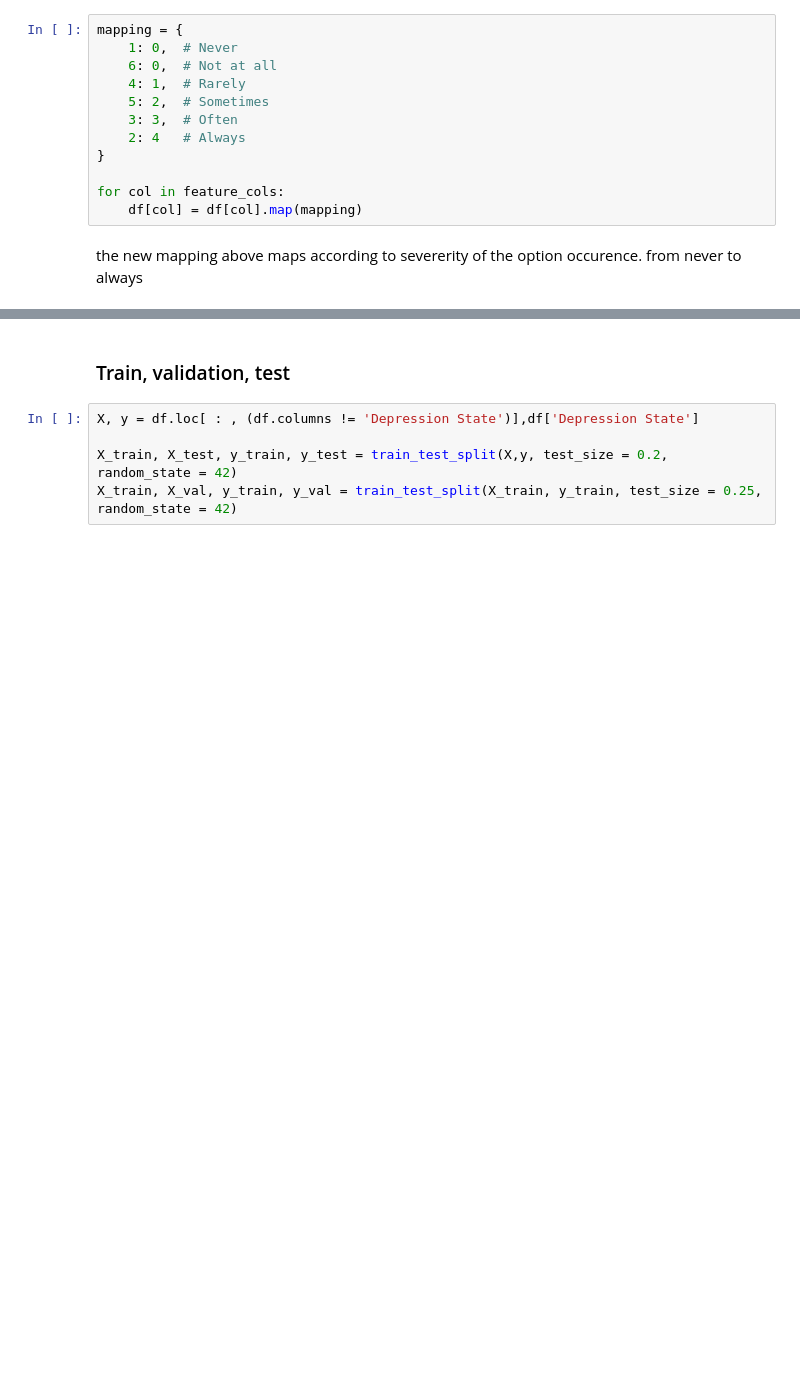
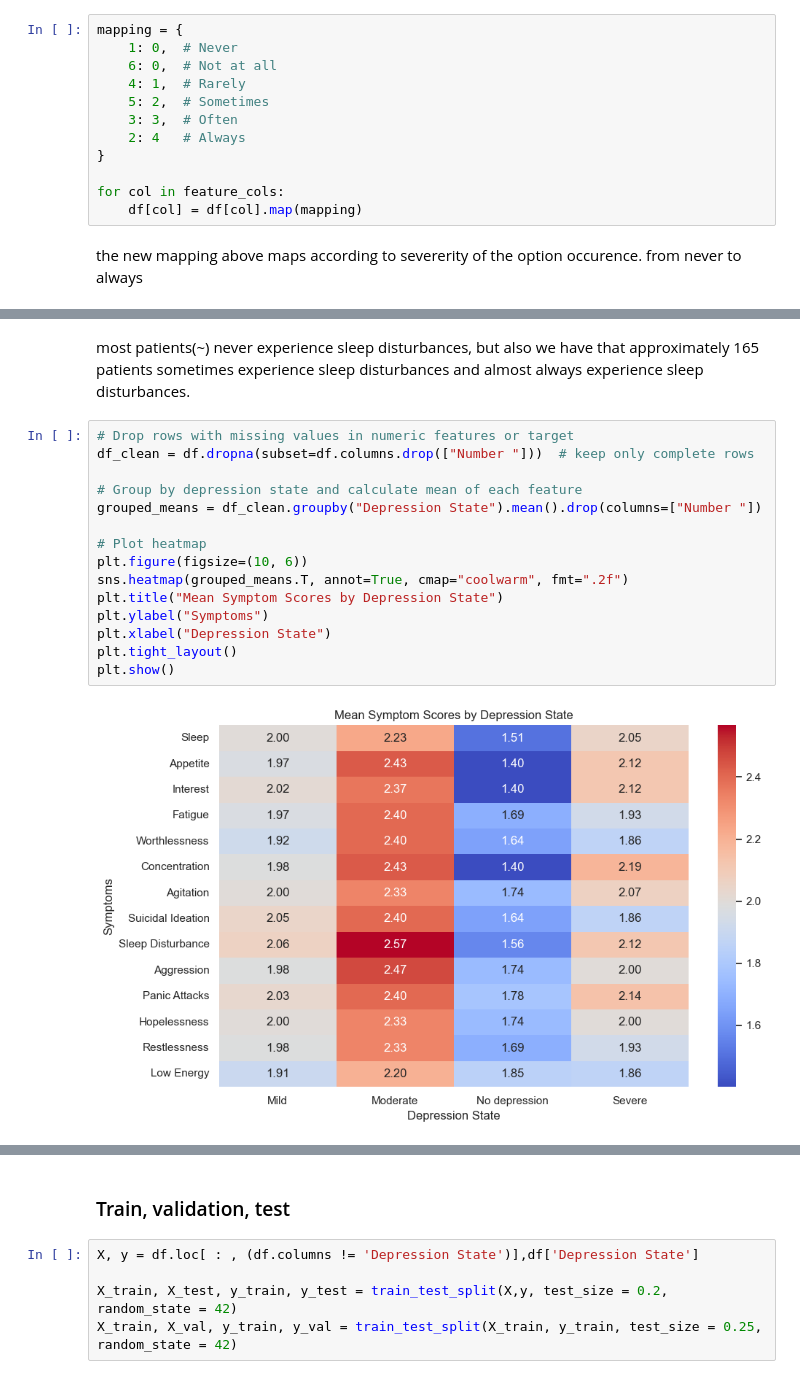
Before and after one commit to Idani27/depression-diagnostic-tool, a Jupyter notebook: Patient diagnostic tool for depression.ipynb, the cells around one changed output, grey strips where cells are left out. Saved outputs shown, nothing was run; the diff lists cells and outputs as text; blank space fills up the shorter version.

```diff
--- a/Patient diagnostic tool for depression.ipynb
+++ b/Patient diagnostic tool for depression.ipynb
@@ -194,0 +247,19 @@ the new mapping above maps according to severerity of the option occurence. from
+# %% [markdown]
+most patients(~) never experience sleep disturbances, but also we have that approximately 165 patients sometimes experience sleep disturbances and almost  always experience sleep disturbances.
+# %%
+# Drop rows with missing values in numeric features or target
+df_clean = df.dropna(subset=df.columns.drop(["Number "]))  # keep only complete rows
+
+# Group by depression state and calculate mean of each feature
+grouped_means = df_clean.groupby("Depression State").mean().drop(columns=["Number "])
+
+# Plot heatmap
+plt.figure(figsize=(10, 6))
+sns.heatmap(grouped_means.T, annot=True, cmap="coolwarm", fmt=".2f")
+plt.title("Mean Symptom Scores by Depression State")
+plt.ylabel("Symptoms")
+plt.xlabel("Depression State")
+plt.tight_layout()
+plt.show()
+# %% [output]
+[figure, added]
```
Also changed, not shown: parts of 27 cells of this notebook.
